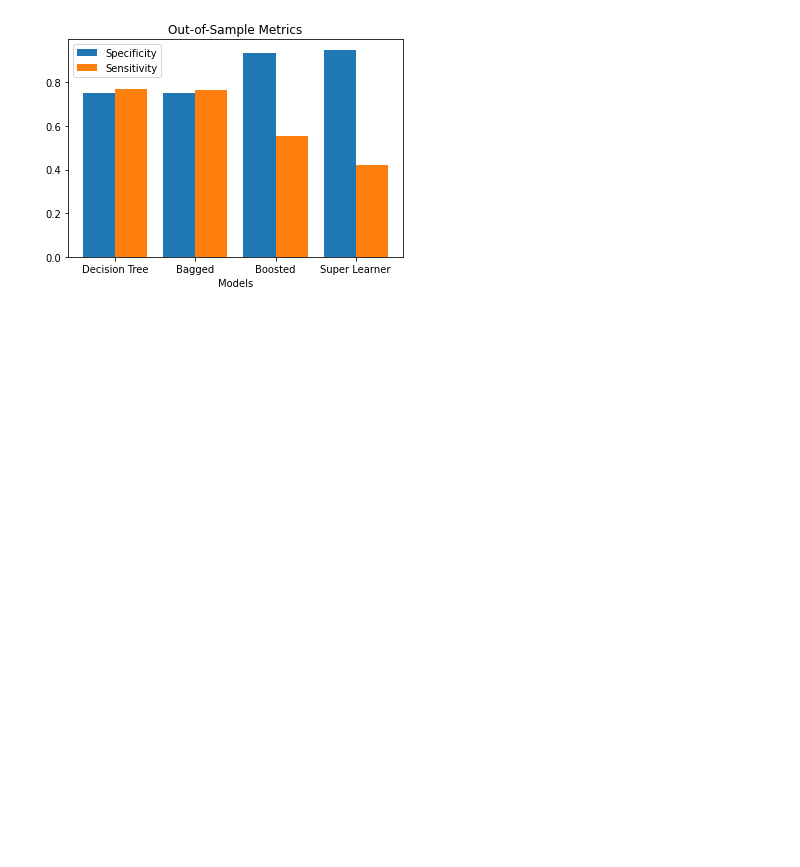
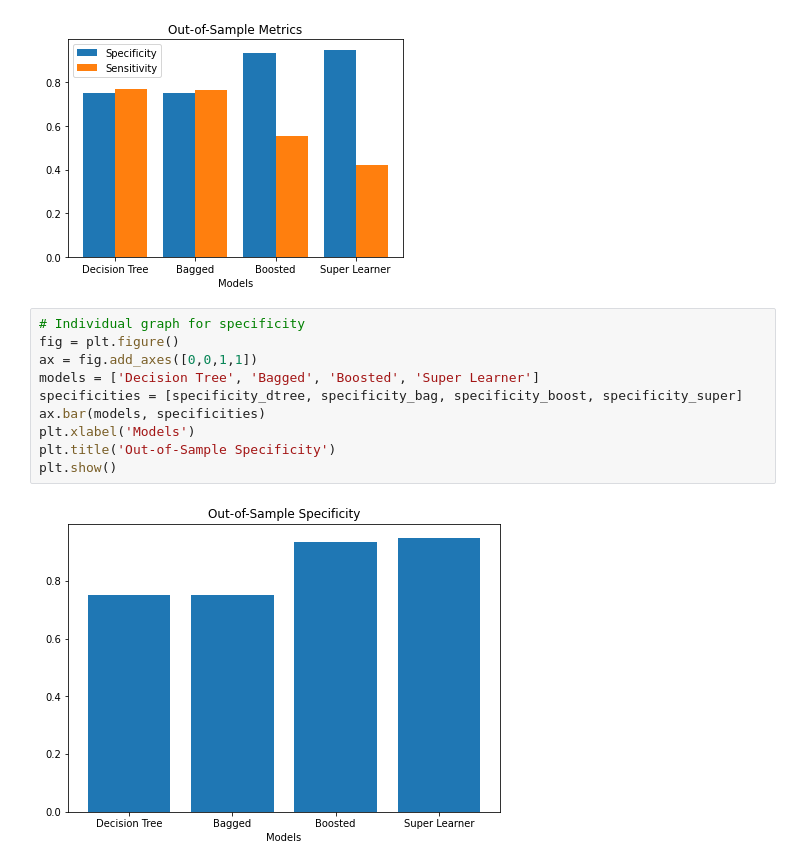
Before and after one commit to paigekan/Machine-Learning, a Jupyter notebook: Week_8_HW.ipynb, the cells around one changed output. Drawn from its saved outputs; the diff is of its cells as text; blank space fills up the shorter version.

```diff
--- a/Week_8_HW.ipynb
+++ b/Week_8_HW.ipynb
@@ -505,3 +505,15 @@ plt.legend()
 plt.show()
 # %% [output]
 [figure]
+# %%
+# Individual graph for specificity
+fig = plt.figure()
+ax = fig.add_axes([0,0,1,1])
+models = ['Decision Tree', 'Bagged', 'Boosted', 'Super Learner']
+specificities = [specificity_dtree, specificity_bag, specificity_boost, specificity_super]
+ax.bar(models, specificities)
+plt.xlabel('Models')
+plt.title('Out-of-Sample Specificity')
+plt.show()
+# %% [output]
+[figure, added]
```
Also changed, not shown: parts of 1 cell of this notebook.
